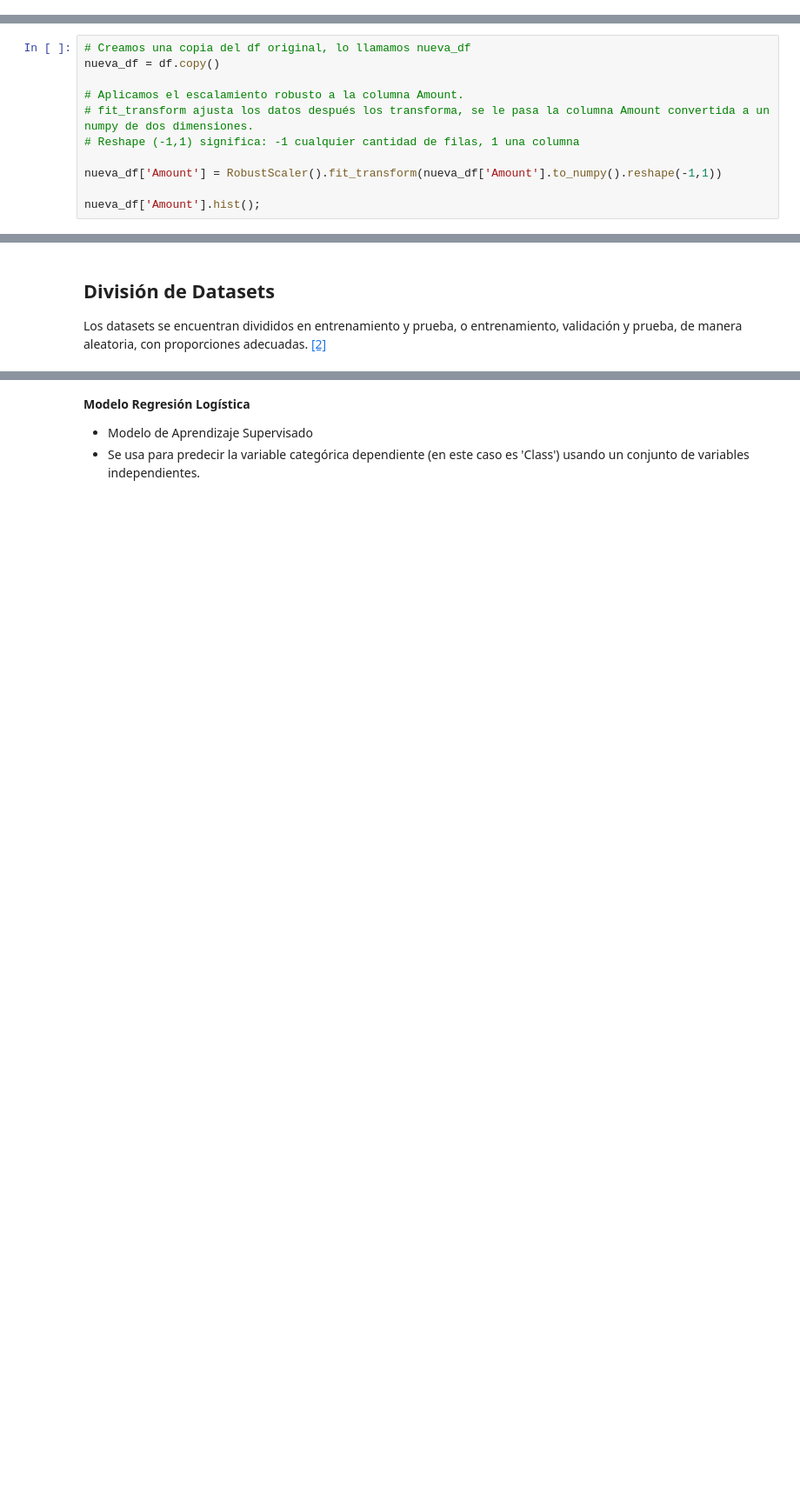
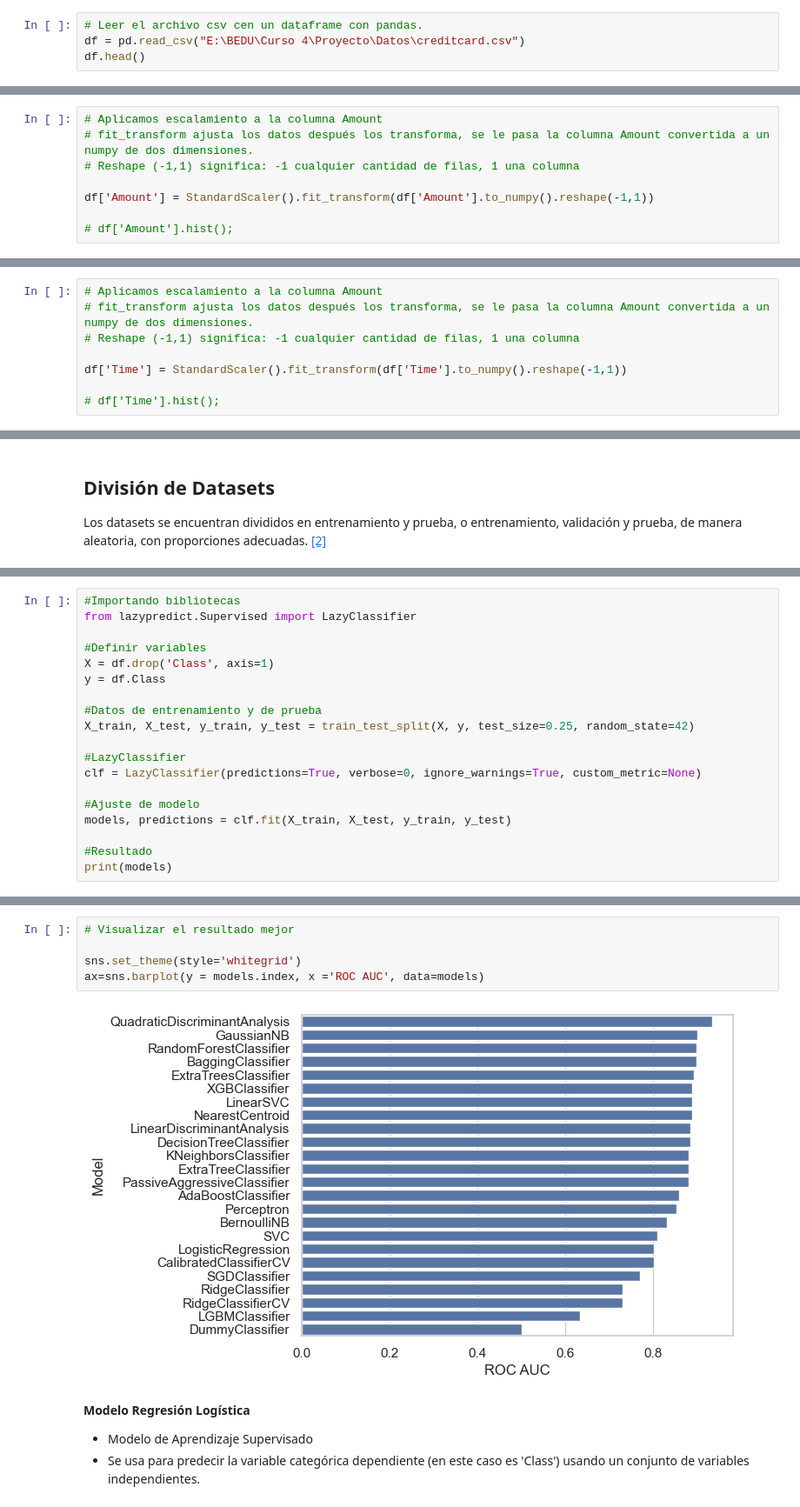
Before and after one commit to Diegbor/Proyecto_ML_BEDU, a Jupyter notebook: Proyecto_ML_Equipo_24_Modelo_1.ipynb, the cells around one changed output, grey strips where cells are left out. Shown at 87% size. Cells and saved outputs as stored; diff of their text form; blank space fills up the shorter version.

```diff
--- a/Proyecto_ML_Equipo_24_Modelo_1.ipynb
+++ b/Proyecto_ML_Equipo_24_Modelo_1.ipynb
@@ -142,0 +135,4 @@ FileNotFoundError: ignored
+# %%
+# Leer el archivo csv cen un dataframe con pandas.
+df = pd.read_csv("E:\BEDU\Curso 4\Proyecto\Datos\creditcard.csv")
+df.head()
@@ -321,12 +341,9 @@ from sklearn.preprocessing import RobustScaler
 # %%
-# Creamos una copia del df original, lo llamamos nueva_df
-nueva_df = df.copy()
-
-# Aplicamos el escalamiento robusto a la columna Amount.
+# Aplicamos escalamiento a la columna Amount
 # fit_transform ajusta los datos después los transforma, se le pasa la columna Amount convertida a un numpy de dos dimensiones.
 # Reshape (-1,1) significa: -1 cualquier cantidad de filas, 1 una columna
 
-nueva_df['Amount'] = RobustScaler().fit_transform(nueva_df['Amount'].to_numpy().reshape(-1,1))
+df['Amount'] = StandardScaler().fit_transform(df['Amount'].to_numpy().reshape(-1,1))
 
-nueva_df['Amount'].hist();
+# df['Amount'].hist();
 # %%
@@ -349,0 +361,8 @@ En el caso de la columna Time acotamos el rango a valores entre cero y uno.
+# %%
+# Aplicamos escalamiento a la columna Amount
+# fit_transform ajusta los datos después los transforma, se le pasa la columna Amount convertida a un numpy de dos dimensiones.
+# Reshape (-1,1) significa: -1 cualquier cantidad de filas, 1 una columna
+
+df['Time'] = StandardScaler().fit_transform(df['Time'].to_numpy().reshape(-1,1))
+
+# df['Time'].hist();
@@ -538,0 +684,19 @@ Las métricas presentadas son claras y se interpretan adecuadamente. El algoritm
+# %%
+#Importando bibliotecas
+from lazypredict.Supervised import LazyClassifier
+
+#Definir variables
+X = df.drop('Class', axis=1)
+y = df.Class
+
+#Datos de entrenamiento y de prueba
+X_train, X_test, y_train, y_test = train_test_split(X, y, test_size=0.25, random_state=42)
+
+#LazyClassifier
+clf = LazyClassifier(predictions=True, verbose=0, ignore_warnings=True, custom_metric=None)
+
+#Ajuste de modelo
+models, predictions = clf.fit(X_train, X_test, y_train, y_test)
+
+#Resultado
+print(models)
@@ -539,3 +749,10 @@ Las métricas presentadas son claras y se interpretan adecuadamente. El algoritm
+# %%
+# Visualizar el resultado mejor
+
+sns.set_theme(style='whitegrid')
+ax=sns.barplot(y = models.index, x ='ROC AUC', data=models)
+# %% [output]
+[figure, added]
 # %% [markdown]
 **Modelo Regresión Logística**
 - Modelo de Aprendizaje Supervisado
```
Also changed, not shown: parts of 129 cells of this notebook.
